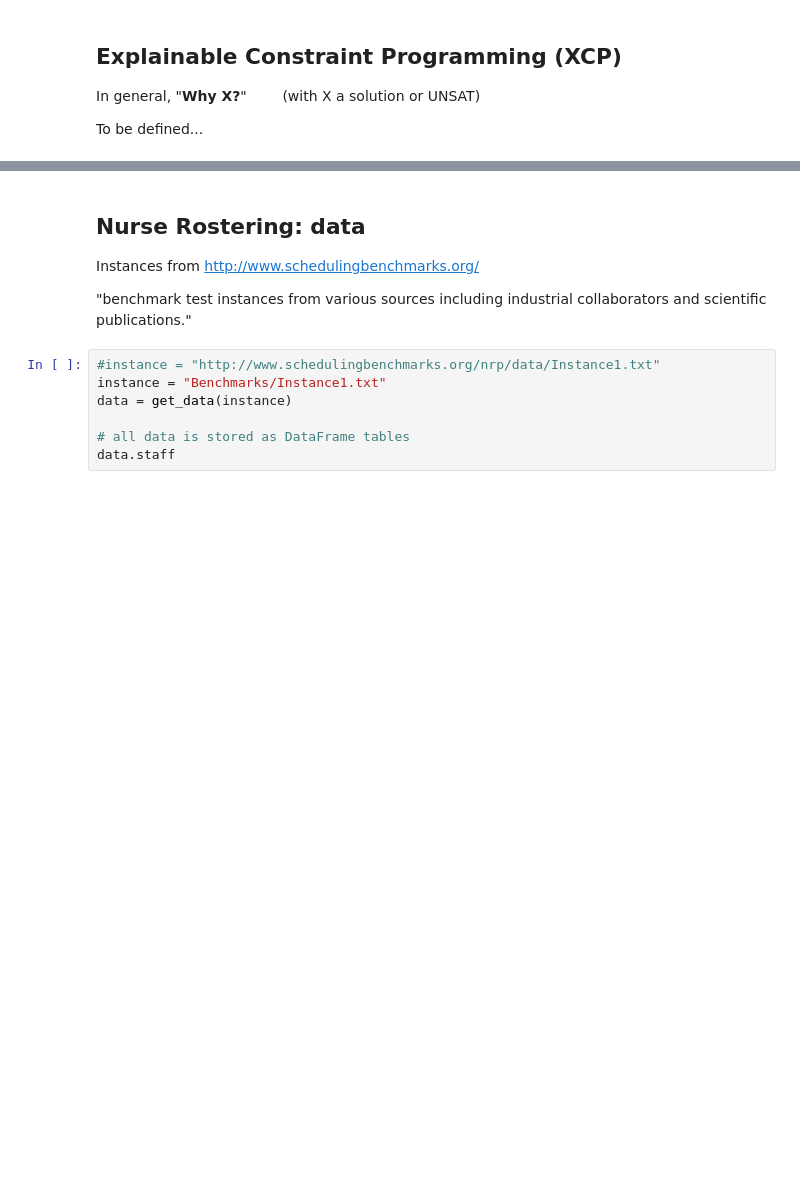
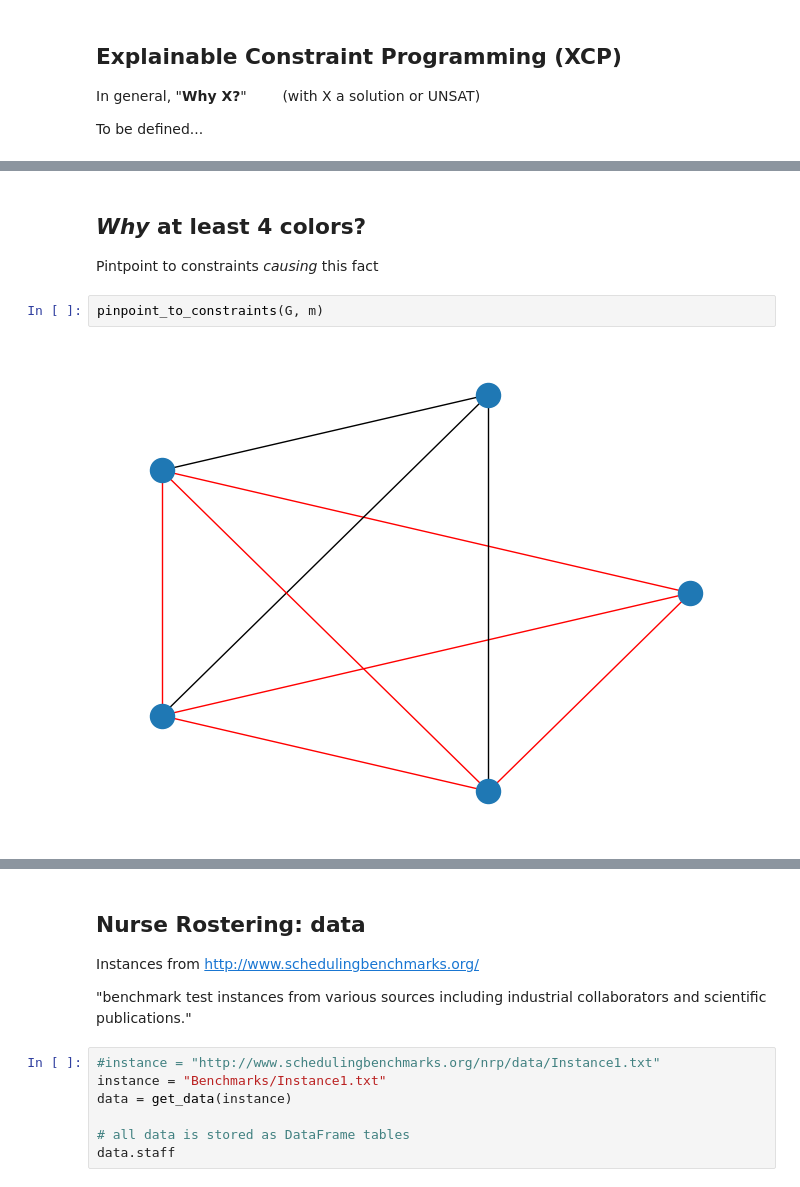
Before and after one commit to IgnaceBleukx/Tutorial-Derivatives, a Jupyter notebook: dtai-seminar.ipynb, the cells around one changed output, grey strips where cells are left out. Drawn from its saved outputs; the diff is of its cells as text; blank space fills up the shorter version.

```diff
--- a/dtai-seminar.ipynb
+++ b/dtai-seminar.ipynb
@@ -108 +159,9 @@ For more examples, visit https://github.com/CPMpy/XCP-explain
+# %% [markdown]
+## _Why_ at least 4 colors?
+
+Pintpoint to constraints _causing_ this fact
+# %%
+pinpoint_to_constraints(G, m)
+# %% [output]
+[figure, added]
 # %% [markdown]
```
Also changed, not shown: parts of 28 cells of this notebook, 3 other files.
